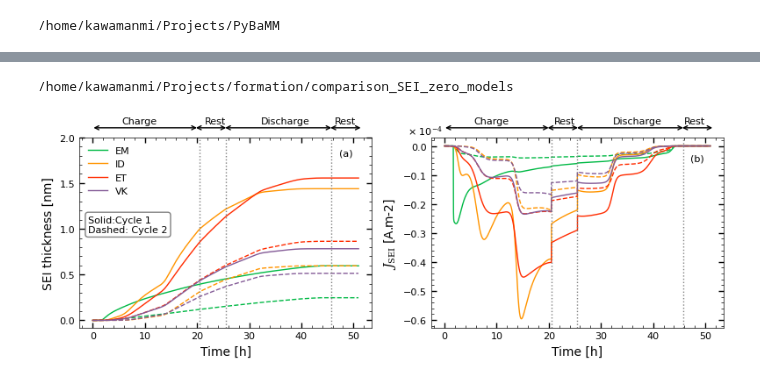
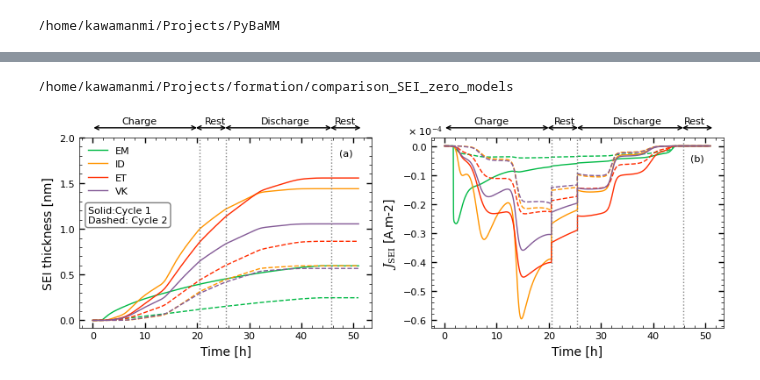
Before and after one commit to brosaplanella/formation, a Jupyter notebook: comparison_SEI_zero_models/Fig3.ipynb, the cells around one changed output, grey strips where cells are left out. Drawn from its saved outputs; the diff is of its cells as text; code cells hidden in the pictures.

```diff
--- a/comparison_SEI_zero_models/Fig3.ipynb
+++ b/comparison_SEI_zero_models/Fig3.ipynb
@@ -37,14 +37,13 @@ param.update({'Initial inner SEI thickness [m]':5e-13,
   'Inner SEI electron conductivity [S.m-1]': 8.95e-15,
   'SEI lithium ion conductivity [S.m-1]': 1.0e-7,
   'Inner SEI lithium interstitial diffusivity [m2.s-1]': 1e-20,
-  'Lithium interstitial reference concentration [mol.m-3]': 1000,
-  'SEI reaction exchange current density [A.m-2]' : 1.5e-04}
+  'Lithium interstitial reference concentration [mol.m-3]': 1000}
              )
 
 # setup pybamm model to includ SEI models as well
 sei_options = [ "electron-migration limited",  "interstitial-diffusion limited", "tunnelling limited" , "Kolzenberg2020"]
 
-# sei_options = [ "tunnelling limited", "tunnelling limited","tunnelling limited", "tunnelling limited"]
+
 models = [pybamm.lithium_ion.SPM({"particle": "uniform profile",
                                   "SEI": sei_option}) for sei_option in sei_options]
 
@@ -120,7 +98,7 @@ axes[0].set_yticks(np.linspace(0, 2, 5))
 axes[0].set_xlabel("Time [h]")
 axes[0].set_ylabel("SEI thickness [nm]")
 axes[0].legend()
-axes[0].text(0.03, 0.5, 'Solid:Cycle 1\nDashed: Cycle 2',
+axes[0].text(0.03, 0.55, 'Solid:Cycle 1\nDashed: Cycle 2',
             transform=axes[0].transAxes, bbox=dict(boxstyle='round', facecolor='white', alpha=0.5))
 
 axes[0].axvline(x=20.5, color='grey', linestyle=':', linewidth=1)
@@ -156,31 +134,31 @@ for index, sol in enumerate(sols):
 axes[1].axvline(x=20.5, color='grey', linestyle=':', linewidth=1)
 axes[1].axvline(x=25.5, color='grey', linestyle=':', linewidth=1)
 axes[1].axvline(x=45.7, color='grey', linestyle=':', linewidth=1)
 axes[1].text(9, 0.077, 'Charge', ha='center')
 axes[1].text(23, 0.077, 'Rest', ha='center')
 axes[1].text(37, 0.077, 'Discharge', ha='center')
 axes[1].text(48,0.077, 'Rest', ha='center')
 axes[1].text(48.5, -0.05, '(b)', ha='center')
 
 axes[1].annotate('', xy=(0.04, 1.05), xytext=(0.41, 1.05), xycoords='axes fraction', textcoords='axes fraction',
                  arrowprops=dict(arrowstyle='<->', color='black'))
 axes[1].annotate('', xy=(0.39, 1.05), xytext=(0.51, 1.05), xycoords='axes fraction', textcoords='axes fraction',
                  arrowprops=dict(arrowstyle='<->', color='black'))
 axes[1].annotate('', xy=(0.49, 1.05), xytext=(0.87, 1.05), xycoords='axes fraction', textcoords='axes fraction',
                  arrowprops=dict(arrowstyle='<->', color='black'))
 axes[1].annotate('', xy=(0.85, 1.05), xytext=(0.97, 1.05), xycoords='axes fraction', textcoords='axes fraction',
                  arrowprops=dict(arrowstyle='<->', color='black'))
 
 
 axes[1].set_xlabel("Time [h]")
 axes[1].set_ylabel(
     "$J_\mathrm{SEI}$ [A.m-2] ")
 axes[1].text(-0.08, 1.07, '× 10$^{-4}$', transform=axes[1].transAxes,
              verticalalignment='top')
 
 
 plt.tight_layout()
 plt.savefig("figures/fig3.png", dpi=300)
 # %% [output]
 /home/kawamanmi/Projects/formation/comparison_SEI_zero_models
-[figure, old version]
+[figure, new version]
```
Also changed, not shown: parts of 1 cell of this notebook, 9 other files.
